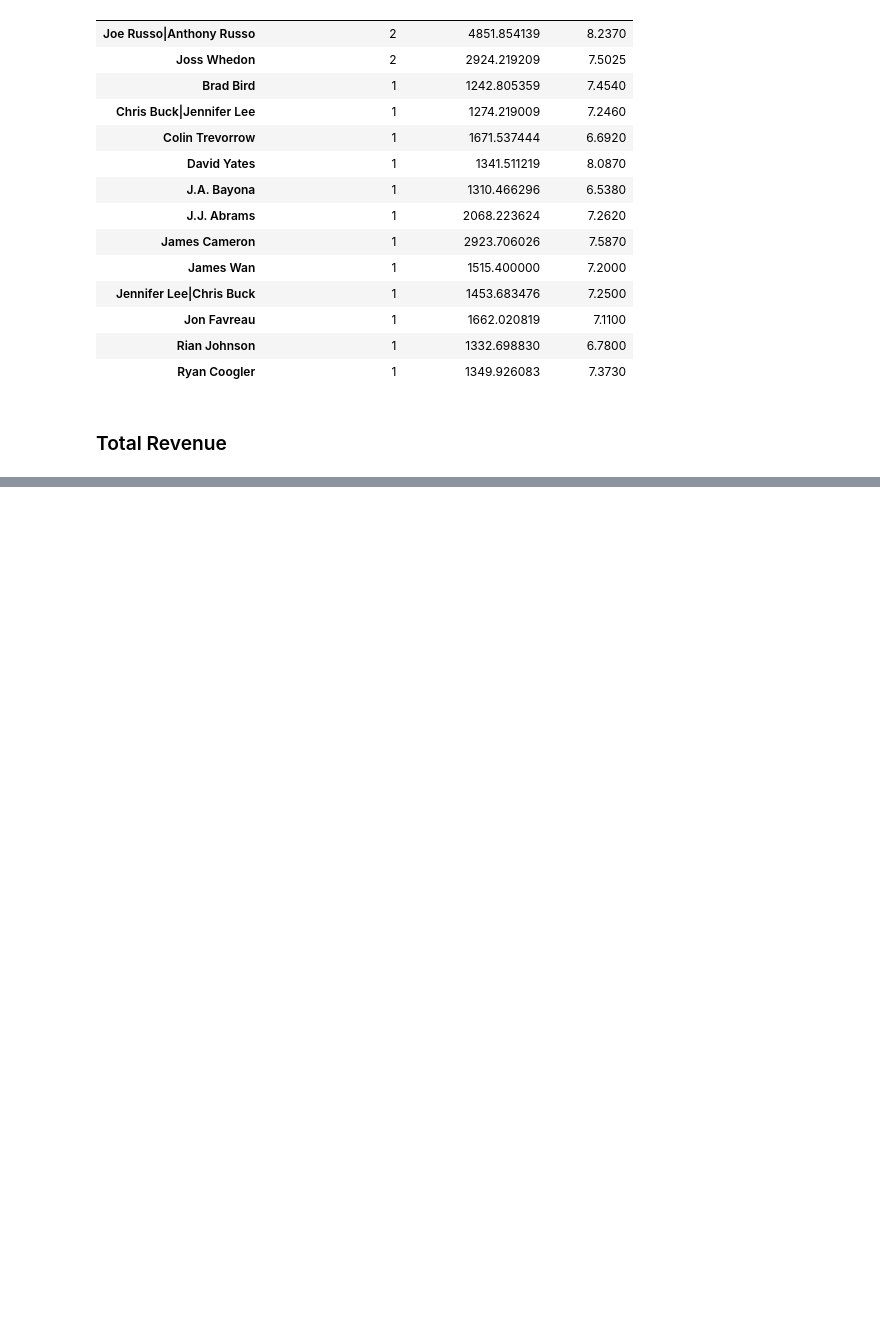
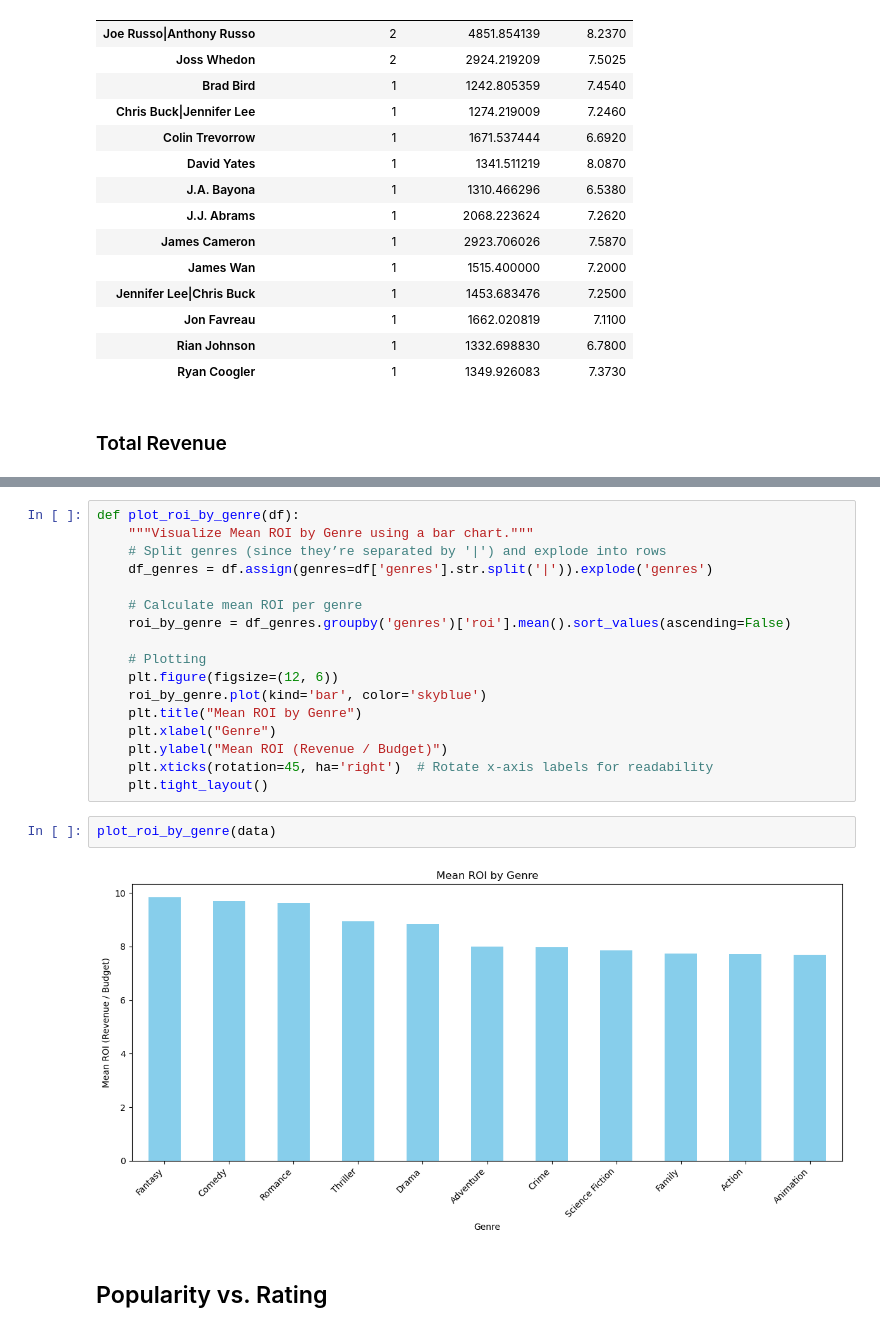
Before and after one commit to Hakeemwiki/DE-Projects, a Jupyter notebook: notebooks/TMDB_Movie_analysis.ipynb, the cells around one changed output, grey strips where cells are left out. Saved outputs shown, nothing was run; the diff lists cells and outputs as text; blank space fills up the shorter version.

```diff
--- a/notebooks/TMDB_Movie_analysis.ipynb
+++ b/notebooks/TMDB_Movie_analysis.ipynb
@@ -759,0 +822,23 @@ analyze_directors(data, 'total_movies_directed')
+# %%
+def plot_roi_by_genre(df):
+    """Visualize Mean ROI by Genre using a bar chart."""
+    # Split genres (since they’re separated by '|') and explode into rows
+    df_genres = df.assign(genres=df['genres'].str.split('|')).explode('genres')
+
+    # Calculate mean ROI per genre
+    roi_by_genre = df_genres.groupby('genres')['roi'].mean().sort_values(ascending=False)
+
+    # Plotting
+    plt.figure(figsize=(12, 6))
+    roi_by_genre.plot(kind='bar', color='skyblue')
+    plt.title("Mean ROI by Genre")
+    plt.xlabel("Genre")
+    plt.ylabel("Mean ROI (Revenue / Budget)")
+    plt.xticks(rotation=45, ha='right')  # Rotate x-axis labels for readability
+    plt.tight_layout()
+# %%
+plot_roi_by_genre(data)
+# %% [output]
+[figure, added]
+# %% [markdown]
+## Popularity vs. Rating
```
Also changed, not shown: parts of 15 cells of this notebook.
